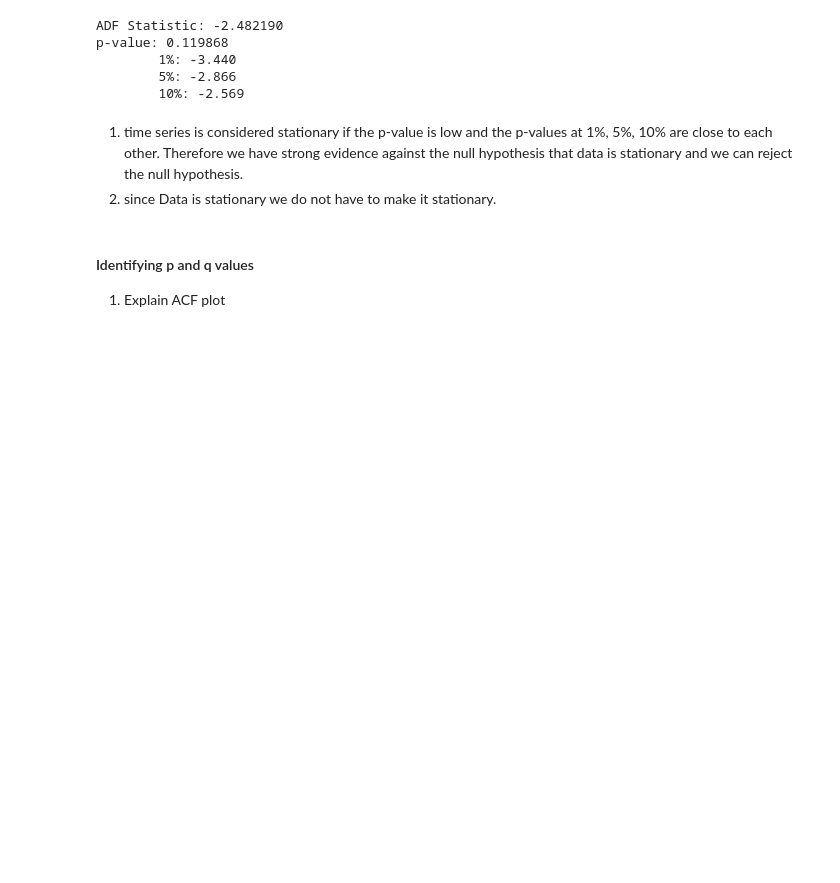
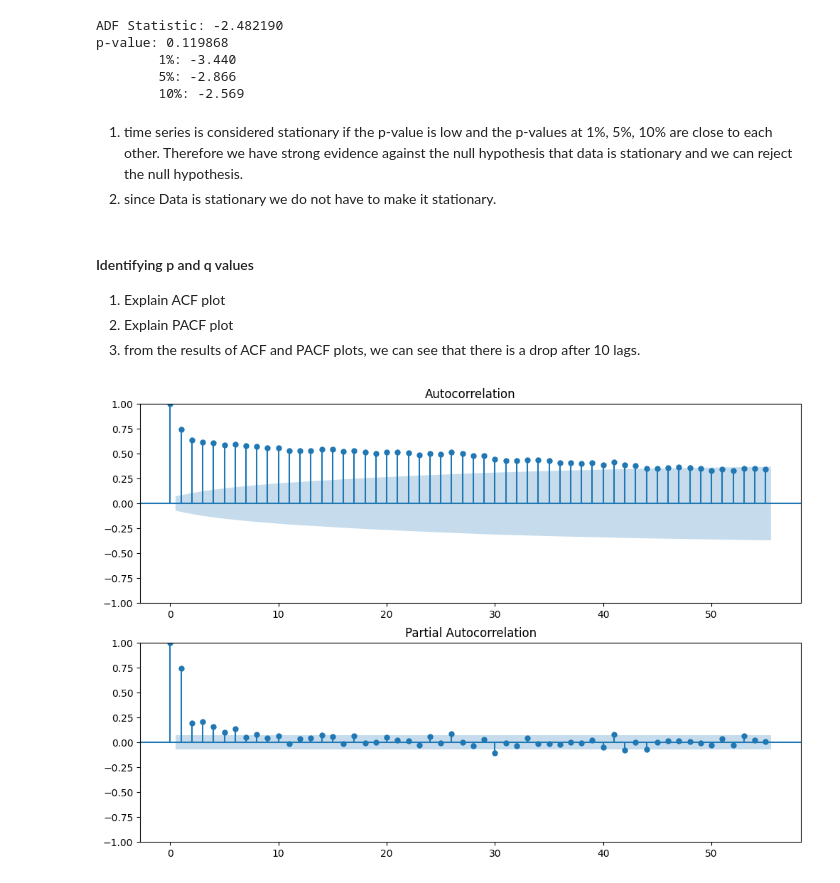
Before and after one commit to Aryan120798/BlueBike, a Jupyter notebook: BlueBike.ipynb, the cells around one changed output. Drawn from its saved outputs; the diff is of its cells as text; code cells hidden in the pictures; blank space fills up the shorter version.

Commit message:
updating ARIMA ACF and PACF curve

```diff
--- a/BlueBike.ipynb
+++ b/BlueBike.ipynb
@@ -539,3 +539,15 @@ p-value: 0.119868
 #### Identifying p and q values
 
 1. Explain ACF plot
+2. Explain PACF plot
+3. from the results of ACF and PACF plots, we can see that there is a drop after 10 lags.
+# %%
+import statsmodels.api as sm
+
+fig = plt.figure(figsize = (12,8))
+acf_axis = fig.add_subplot(211)
+fig = sm.graphics.tsa.plot_acf(df_log['log_cnt'], lags = 55, ax = acf_axis)
+pacf_axis = fig.add_subplot(212)
+fig = sm.graphics.tsa.plot_pacf(df_log['log_cnt'], lags = 55, ax = pacf_axis)
+# %% [output]
+[figure, added]
```
